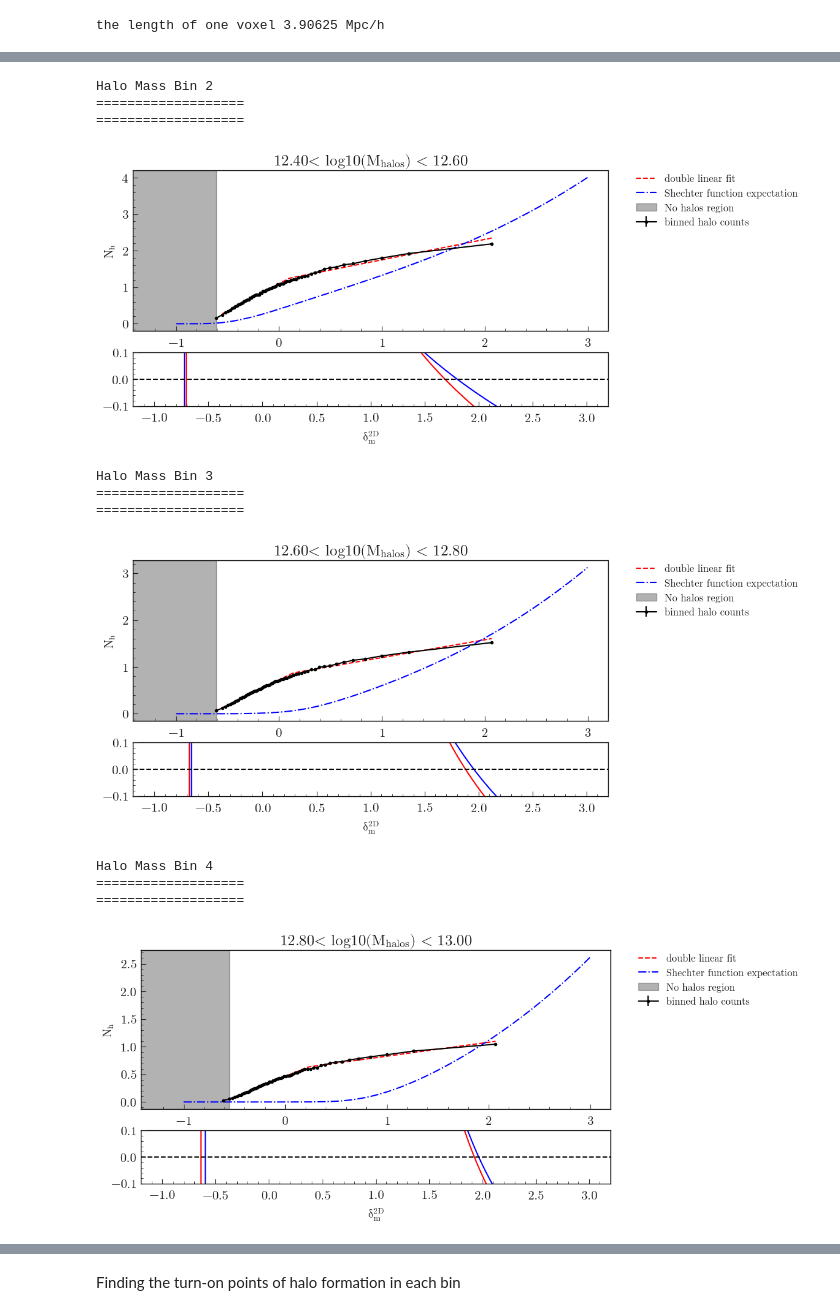
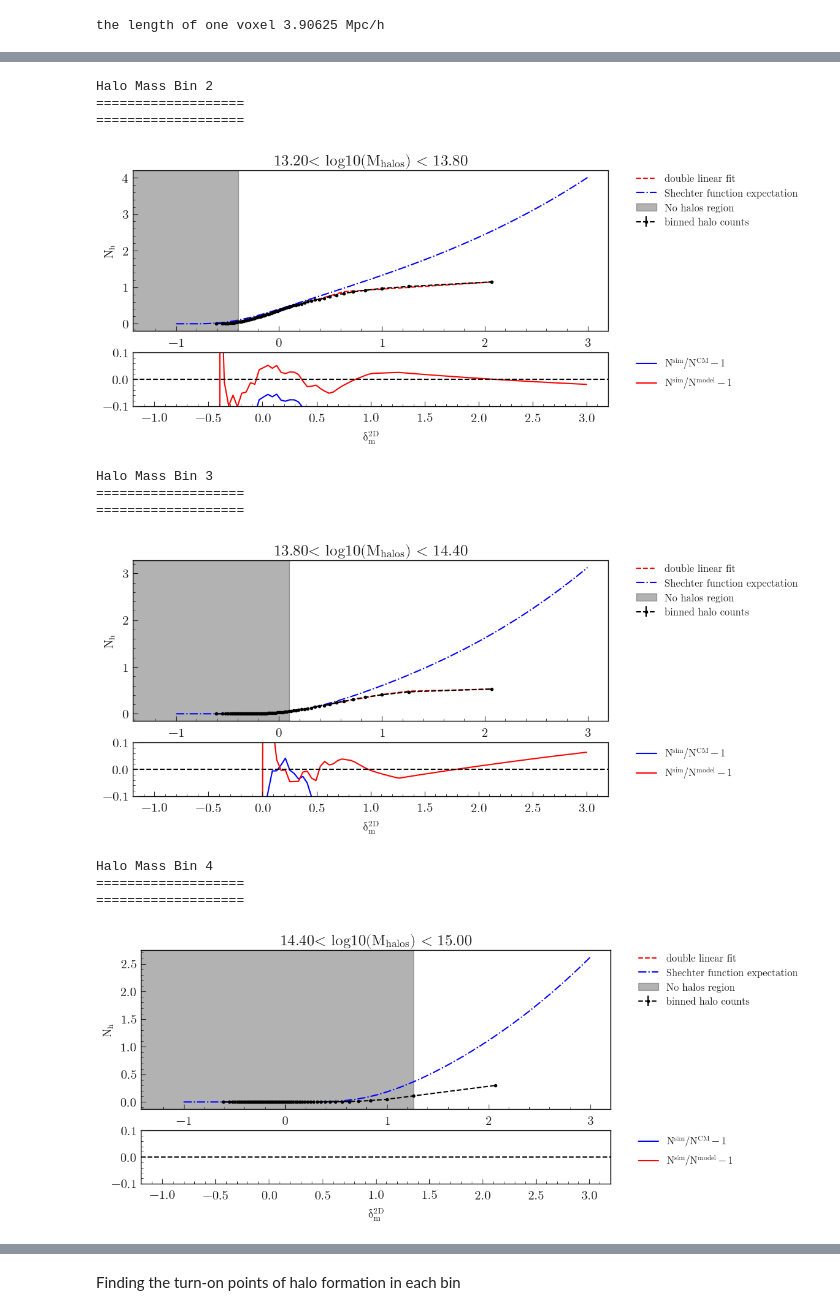
Before and after one commit to elyas-farah/EmpiricalHaloBias, a Jupyter notebook: notebooks/n_delta_M.ipynb, the cells around one changed output, grey strips where cells are left out. Saved outputs shown, nothing was run; the diff lists cells and outputs as text; code cells hidden in the pictures.

```diff
--- a/notebooks/n_delta_M.ipynb
+++ b/notebooks/n_delta_M.ipynb
@@ -59,7 +59,7 @@ del delta_m, halo_data
 # %%
 M_min = 10**12
 
-M_max = 10**13
+M_max = 10**15
 M_halo_bin_edges = np.logspace(np.log10(M_min), np.log10(M_max), 6)
 # %%
 # calculating the bins centers
@@ -98,7 +98,7 @@ for i, (M_min, M_max) in enumerate(zip(M_halo_bin_edges[:-1], M_halo_bin_edges[1
         slabs_array.append(sim_slab)
     stacked_slabs = SimSlab.from_slabs(slabs_array = slabs_array, L = 1000)
     binned_slabs.append(stacked_slabs)
-    ax, fig = stacked_slabs.plot_Nh_delta_m(fig_and_ax=fig_and_ax, Mmin=M_min, Mmax=M_max)
+    fig, ax = stacked_slabs.plot_Nh_delta_m(fig_and_ax=fig_and_ax, Mmin=M_min, Mmax=M_max)
 ax.legend(bbox_to_anchor=(1.05, 1), loc='upper left', borderaxespad=0)
 # %% [output]
 the length of one voxel 3.90625 Mpc/h
@@ -211,11 +213,12 @@ def plot_fits(self, nh_HOD, delta_HOD, color = "red", marker = None):
 
 
         mask = (delta_m_2D_bin_centers > self.delta_m_cut)
-        ax_counts.plot(delta_m_2D_bin_centers[mask], N_halos_2D_model[mask], ls = "dashed", marker = marker, color = color, label = self.bias_model.name + " fit")
+
 
 
         ax_counts.errorbar(delta_m_2D_bin_centers, self.N_halos_2D_bin_mean, yerr = self.N_halos_2D_bin_error,
-                          marker = "o", ms = 3, color = "black", label = "binned halo counts")
+                          marker = "o", ms = 3, color = "black", label = "binned halo counts", ls = 'dashed')
+        ax_counts.plot(delta_m_2D_bin_centers[mask], N_halos_2D_model[mask], ls = "dashed", marker = marker, color = color, label = self.bias_model.name + " fit")
 
 
 
@@ -255,16 +258,16 @@ def plot_fits(self, nh_HOD, delta_HOD, color = "red", marker = None):
         Nh_sim_interp = interp1d(x = self.delta_m_2D_bin_mean, y = self.N_halos_2D_bin_mean, fill_value="extrapolate")
         Nh_model_interp = interp1d(x = delta_m_2D_bin_centers[mask], y = N_halos_2D_model[mask], fill_value='extrapolate')
 
-        ax_err.plot(delta_HOD, (Nh_sim_interp(delta_HOD)/Nh_HOD_interp(delta_HOD)) - 1, label = r'$\frac{N^{sim}}{N^{CM}} - 1$', color = 'red')
-        ax_err.plot(delta_HOD, (Nh_model_interp(delta_HOD)/Nh_HOD_interp(delta_HOD)) - 1, label = r'$\frac{N^{sim}}{N^{CM}} - 1$', color = 'blue')
-
+        ax_err.plot(delta_HOD, (Nh_sim_interp(delta_HOD)/Nh_HOD_interp(delta_HOD)) - 1, label = r'$N^{sim}/N^{CM} - 1$', color = 'blue')
+        ax_err.plot(delta_HOD, (Nh_sim_interp(delta_HOD)/Nh_model_interp(delta_HOD)) - 1, label = r'$N^{sim}/N^{model} - 1$', color = 'red')
+        ax_err.legend(bbox_to_anchor=(1.05, 1), loc='upper left', borderaxespad=0)
 
         ax_err.axhline(0, ls = 'dashed', color = 'black')
 
         ax_err.set_ylim(-0.1, 0.1)
         ax_err.set_xlabel(r"$\delta_{m}^{2D}$", fontsize = 14)
 
-        return  ax_counts, fig
+        return  ax_counts, ax_err, fig
 # %%
 nh_list_avg= np.load("/Users/elyasfarah/Documents/Galaxy Bias/lib/nh_list.npy")
 
@@ -272,15 +275,14 @@ delta_m = np.linspace(-1, 3, 100)
 # %%
 for i, bias1 in enumerate(model1, 0):
     print("Halo Mass Bin", i)
-    ax_counts, fig = plot_fits(bias1,  nh_HOD= nh_list_avg[i], delta_HOD=delta_m , marker = None)
+    ax_counts, ax_err, fig = plot_fits(bias1,  nh_HOD= nh_list_avg[i], delta_HOD=delta_m , marker = None)
     # ax_counts.fill_between(delta_m, nh_list_lower[i], nh_list_higher[i], color = "blue", alpha = 0.3, label = "Shechter function uncertainty")
     ax_counts.legend(bbox_to_anchor=(1.05, 1), loc='upper left', borderaxespad=0)
-    # ax_counts.set_yscale("log")
-    # ax_counts.set_xlim(-0.5, 1)
-    # ax_stoch.set_xlim(-0.5, 1)
+
     print("===================")
     print("===================")
-    # fig.savefig(f"/Users/elyasfarah/Documents/Galaxy Bias/lib/fig9/bin{i}.png",bbox_inches='tight')
+
+    fig.savefig(rf"{figs_dir}/bin{i}_12_15.png",bbox_inches='tight')
     plt.show()
 # %% [output]
 Halo Mass Bin 0
@@ -294,12 +296,12 @@ Halo Mass Bin 1
 Halo Mass Bin 2
 ===================
 ===================
-[figure, old version]
+[figure, new version]
 Halo Mass Bin 3
 ===================
 ===================
-[figure, old version]
+[figure, new version]
 Halo Mass Bin 4
 ===================
 ===================
-[figure, old version]
+[figure, new version]
```
Also changed, not shown: parts of 10 cells of this notebook, 16 other files.
